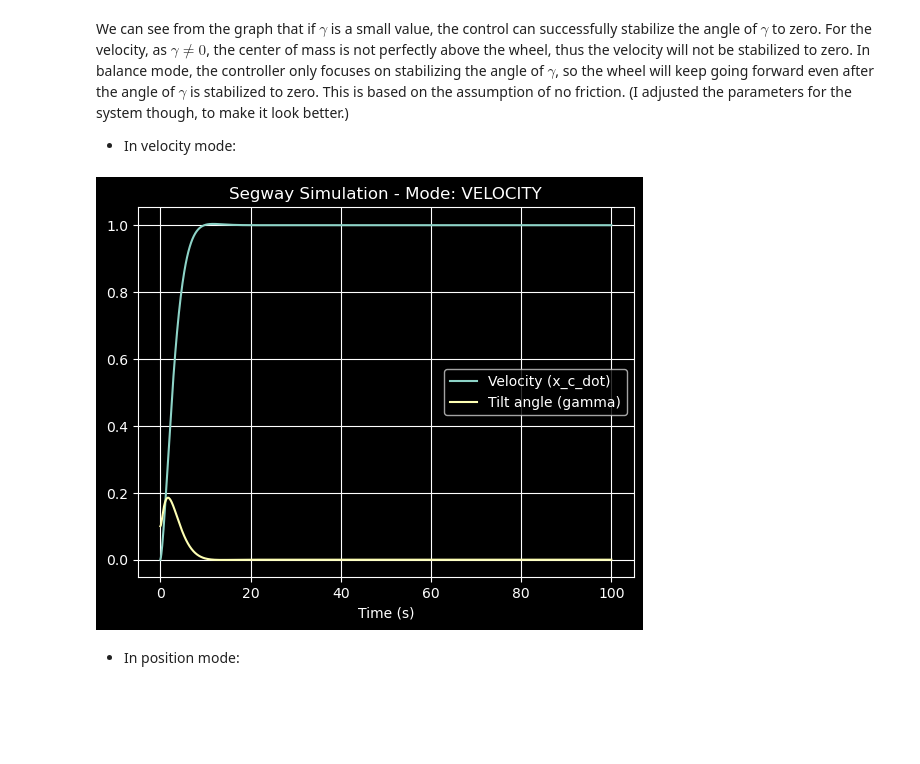
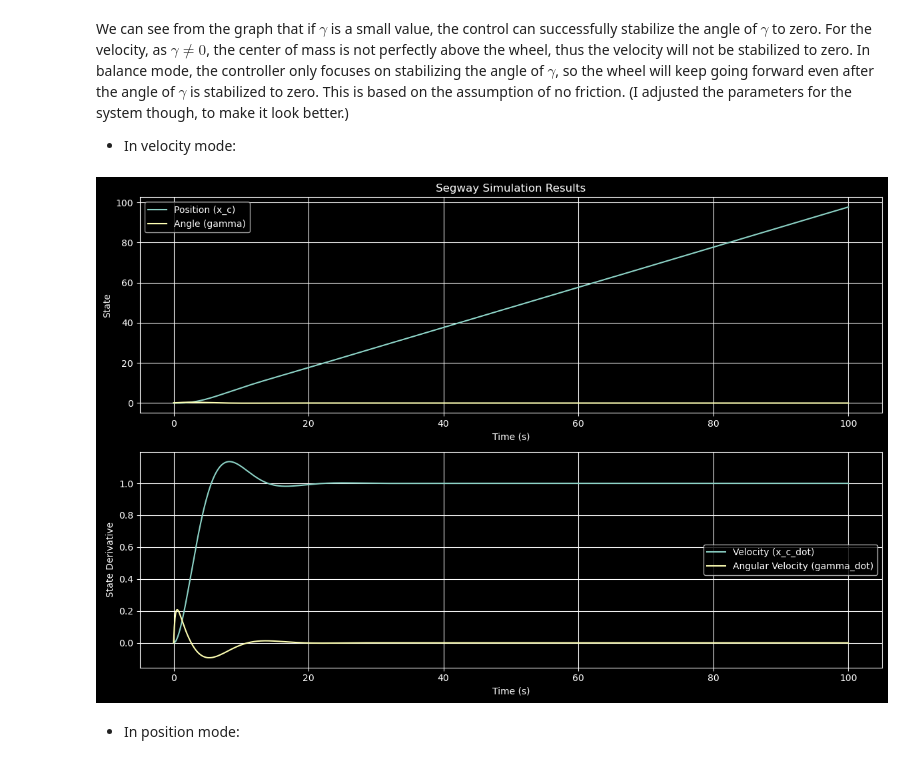
Before and after one commit to gaoshenghan1130/Matlab_Simu4Unicycle, a Jupyter notebook: Derivation/Segway/Segway.ipynb, the cells around one changed output. Saved outputs shown, nothing was run; the diff lists cells and outputs as text; code cells hidden in the pictures; blank space fills up the shorter version.

```diff
--- a/Derivation/Segway/Segway.ipynb
+++ b/Derivation/Segway/Segway.ipynb
@@ -311,13 +316,17 @@ $$
 \end{align}
 $$
 # %%
-from Segway_model_withControl import Segway_model_withControl, Mode
-from Segway_model_withControl import params
+from Runner import run_simulation
+from Parameters import params
+from Config import CONTROL_MODE
 
 params.K_gamma = 6.0
-params.K_dgamma = 1
+params.K_dgamma = 1.0
 
-Segway_model_withControl.simulate(z0=[0.0, 0.0, 0.1, 0.0], t_span=(0, 10), mode=Mode.BALANCE); # let initial gamma be 0.1 rad to see the balancing behavior
-
-# Although during the linerization process, we assumed \gamma to be round \pi, but the controller works works on the expansion from pi, which means that the z[3] is the deviation of gamma from pi, so we can set the initial gamma to be round pi, and the controller will work as well.
+run_simulation(
+    initial_state=[0.0, 0.0, 1, 0.0],
+    time_span=(0, 100),
+    control_mode=CONTROL_MODE.BALANCE,
+    desired_gamma=0.0,
+)
 # %% [output]
@@ -327,16 +336,23 @@ We can see from the graph that if $\gamma$ is a small value, the control can suc
 
 - In velocity mode:
 # %%
-from Segway_model_withControl import Segway_model_withControl, Mode
-from Segway_model_withControl import params
+from Runner import run_simulation
+from Parameters import params
+from Config import CONTROL_MODE
 
 params.K_gamma = 6.0
-params.K_dgamma = 1
-params.K_velocity = 0.2
+params.K_dgamma = 1.0
+params.K_velocity = 0.3
 
-Segway_model_withControl.simulate(z0=[0.0, 0.0, 0.1, 0.0], desired_gamma=0.0, desired_velocity=1.0, t_span=(0, 100), mode=Mode.VELOCITY);
+run_simulation(
+    initial_state=[0.0, 0.0, 0.1, 0.0],
+    time_span=(0, 100),
+    control_mode=CONTROL_MODE.VELOCITY,
+    desired_gamma=0.0,
+    desired_velocity=1.0,
+)
 # %% [output]
-[figure, old version]
+[figure, new version]
 # %% [markdown]
 - In position mode:
 # %%
```
Also changed, not shown: parts of 4 cells of this notebook, 26 other files.
